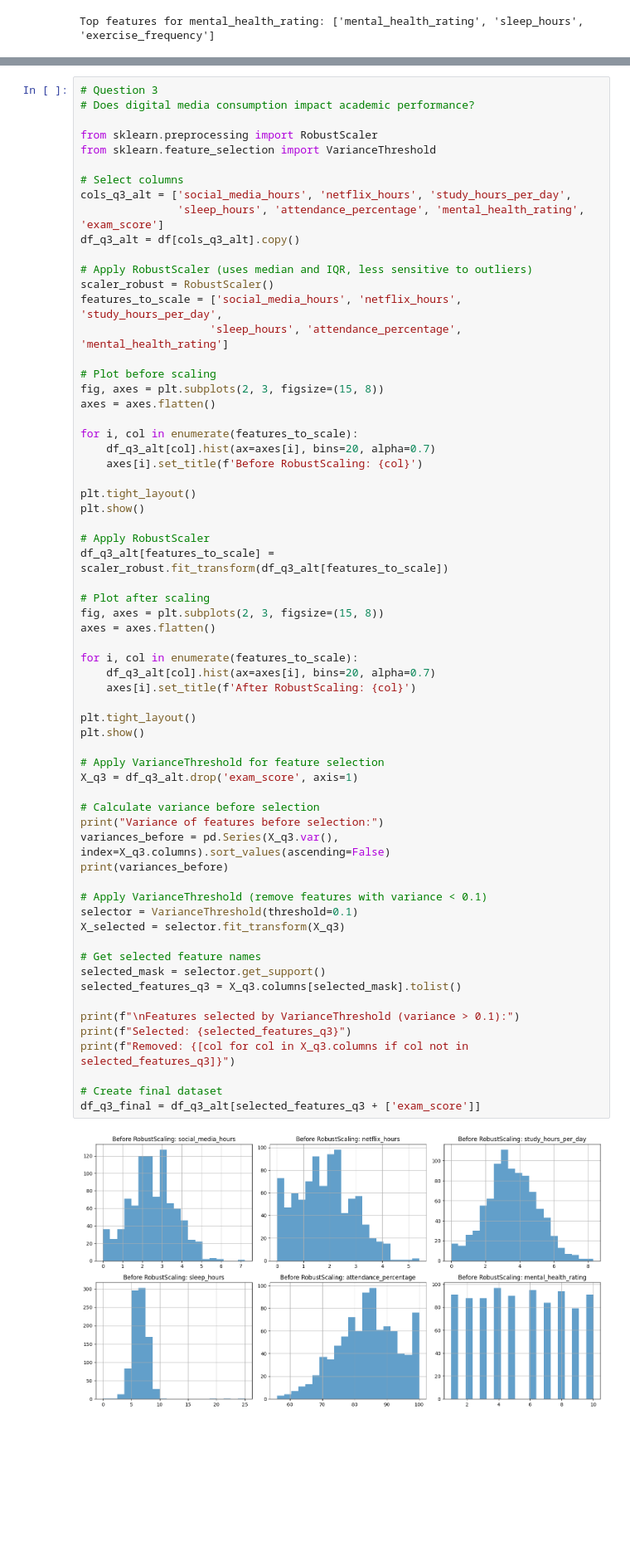
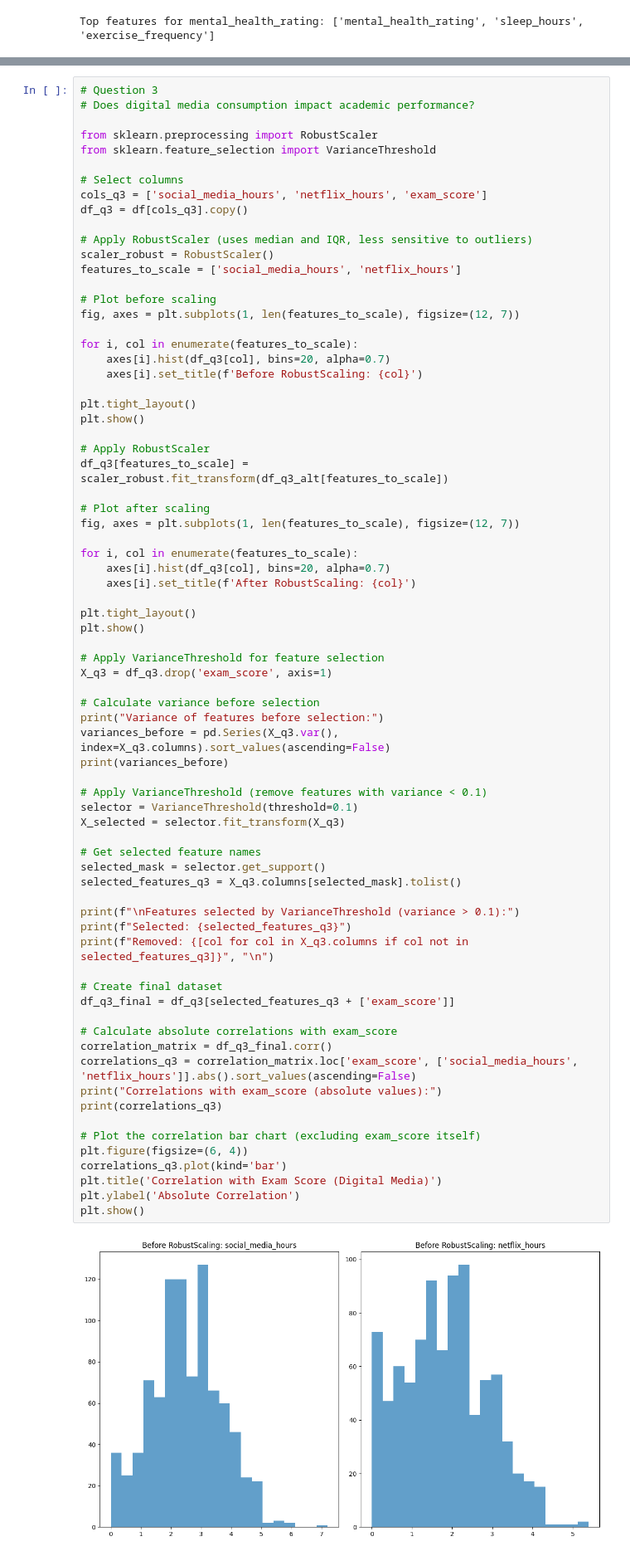
Before and after one commit to aryaappu745/GRIP-Task-1, a Jupyter notebook: Lab1_DataProcessing.ipynb, the cells around one changed output, grey strips where cells are left out. Shown at 83% size. Cells and saved outputs as stored; diff of their text form; blank space fills up the shorter version.

```diff
--- a/Lab1_DataProcessing.ipynb
+++ b/Lab1_DataProcessing.ipynb
@@ -781,61 +750,70 @@ from sklearn.preprocessing import RobustScaler
 from sklearn.feature_selection import VarianceThreshold
 
 # Select columns
-cols_q3_alt = ['social_media_hours', 'netflix_hours', 'study_hours_per_day',
-               'sleep_hours', 'attendance_percentage', 'mental_health_rating', 'exam_score']
-df_q3_alt = df[cols_q3_alt].copy()
+cols_q3 = ['social_media_hours', 'netflix_hours', 'exam_score']
+df_q3 = df[cols_q3].copy()
 
 # Apply RobustScaler (uses median and IQR, less sensitive to outliers)
 scaler_robust = RobustScaler()
-features_to_scale = ['social_media_hours', 'netflix_hours', 'study_hours_per_day',
-                    'sleep_hours', 'attendance_percentage', 'mental_health_rating']
+features_to_scale = ['social_media_hours', 'netflix_hours']
 
 # Plot before scaling
-fig, axes = plt.subplots(2, 3, figsize=(15, 8))
-axes = axes.flatten()
+fig, axes = plt.subplots(1, len(features_to_scale), figsize=(12, 7))
 
 for i, col in enumerate(features_to_scale):
-    df_q3_alt[col].hist(ax=axes[i], bins=20, alpha=0.7)
+    axes[i].hist(df_q3[col], bins=20, alpha=0.7)
     axes[i].set_title(f'Before RobustScaling: {col}')
 
 plt.tight_layout()
 plt.show()
 
 # Apply RobustScaler
-df_q3_alt[features_to_scale] = scaler_robust.fit_transform(df_q3_alt[features_to_scale])
+df_q3[features_to_scale] = scaler_robust.fit_transform(df_q3_alt[features_to_scale])
 
 # Plot after scaling
-fig, axes = plt.subplots(2, 3, figsize=(15, 8))
-axes = axes.flatten()
+fig, axes = plt.subplots(1, len(features_to_scale), figsize=(12, 7))
 
 for i, col in enumerate(features_to_scale):
-    df_q3_alt[col].hist(ax=axes[i], bins=20, alpha=0.7)
+    axes[i].hist(df_q3[col], bins=20, alpha=0.7)
     axes[i].set_title(f'After RobustScaling: {col}')
 
 plt.tight_layout()
 plt.show()
 
 # Apply VarianceThreshold for feature selection
-X_q3 = df_q3_alt.drop('exam_score', axis=1)
+X_q3 = df_q3.drop('exam_score', axis=1)
 
 # Calculate variance before selection
 print("Variance of features before selection:")
 variances_before = pd.Series(X_q3.var(), index=X_q3.columns).sort_values(ascending=False)
 print(variances_before)
 
 # Apply VarianceThreshold (remove features with variance < 0.1)
 selector = VarianceThreshold(threshold=0.1)
 X_selected = selector.fit_transform(X_q3)
 
 # Get selected feature names
 selected_mask = selector.get_support()
 selected_features_q3 = X_q3.columns[selected_mask].tolist()
 
 print(f"\nFeatures selected by VarianceThreshold (variance > 0.1):")
 print(f"Selected: {selected_features_q3}")
-print(f"Removed: {[col for col in X_q3.columns if col not in selected_features_q3]}")
+print(f"Removed: {[col for col in X_q3.columns if col not in selected_features_q3]}", "\n")
 
 # Create final dataset
-df_q3_final = df_q3_alt[selected_features_q3 + ['exam_score']]
+df_q3_final = df_q3[selected_features_q3 + ['exam_score']]
+
+# Calculate absolute correlations with exam_score
+correlation_matrix = df_q3_final.corr()
+correlations_q3 = correlation_matrix.loc['exam_score', ['social_media_hours', 'netflix_hours']].abs().sort_values(ascending=False)
+print("Correlations with exam_score (absolute values):")
+print(correlations_q3)
+
+# Plot the correlation bar chart (excluding exam_score itself)
+plt.figure(figsize=(6, 4))
+correlations_q3.plot(kind='bar')
+plt.title('Correlation with Exam Score (Digital Media)')
+plt.ylabel('Absolute Correlation')
+plt.show()
 # %% [output]
-[figure, old version]
+[figure, new version]
```
Also changed, not shown: parts of 6 cells of this notebook.
